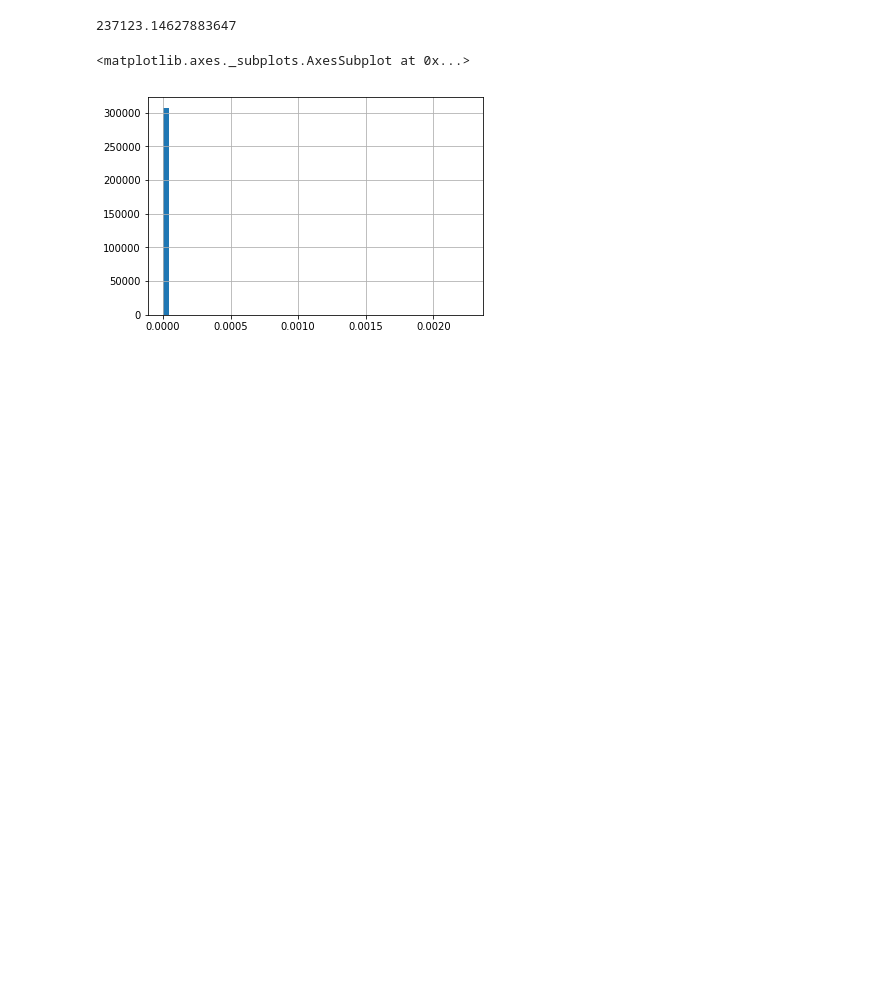
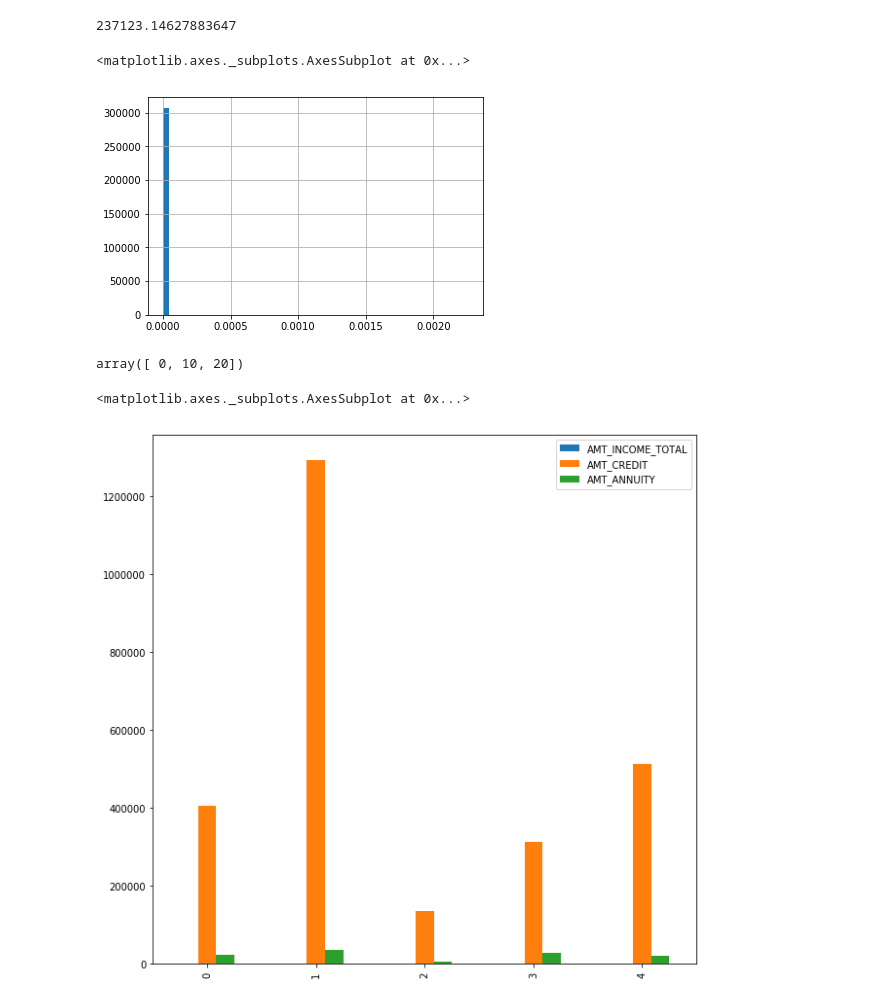
Before and after one commit to seanjef/2nd-ML100Days, a Jupyter notebook: homework/Day_005_HW.ipynb, the cells around one changed output. Cells and saved outputs as stored; diff of their text form; code cells hidden in the pictures; blank space fills up the shorter version.

```diff
--- a/homework/Day_005_HW.ipynb
+++ b/homework/Day_005_HW.ipynb
@@ -53,5 +53,17 @@ app_train['AMT_INCOME_TOTAL'].hist(bins=50)
 <matplotlib.axes._subplots.AxesSubplot at 0x...>
 [figure]
 # %%
-app_train = app_train[0:] / app_train[0:].sum()
-app_train.hist(bins=50)
+app_train['AMT_INCOME_TOTAL'] = app_train['AMT_INCOME_TOTAL'] / app_train['AMT_INCOME_TOTAL'].sum()
+app_train['AMT_INCOME_TOTAL'].hist(bins=50)
+# %%
+app_train.iloc[0:5,7:10]
+app_train.columns[7:10]
+np.arange(0, 30, 10)
+# %% [output]
+array([ 0, 10, 20])
+# %%
+df = pd.DataFrame(app_train.iloc[0:5,7:10], columns=app_train.columns[7:10])
+df.plot(kind='bar',figsize=(10,10))
+# %% [output]
+<matplotlib.axes._subplots.AxesSubplot at 0x...>
+[figure, added]
```
Also changed, not shown: parts of 2 cells of this notebook.
